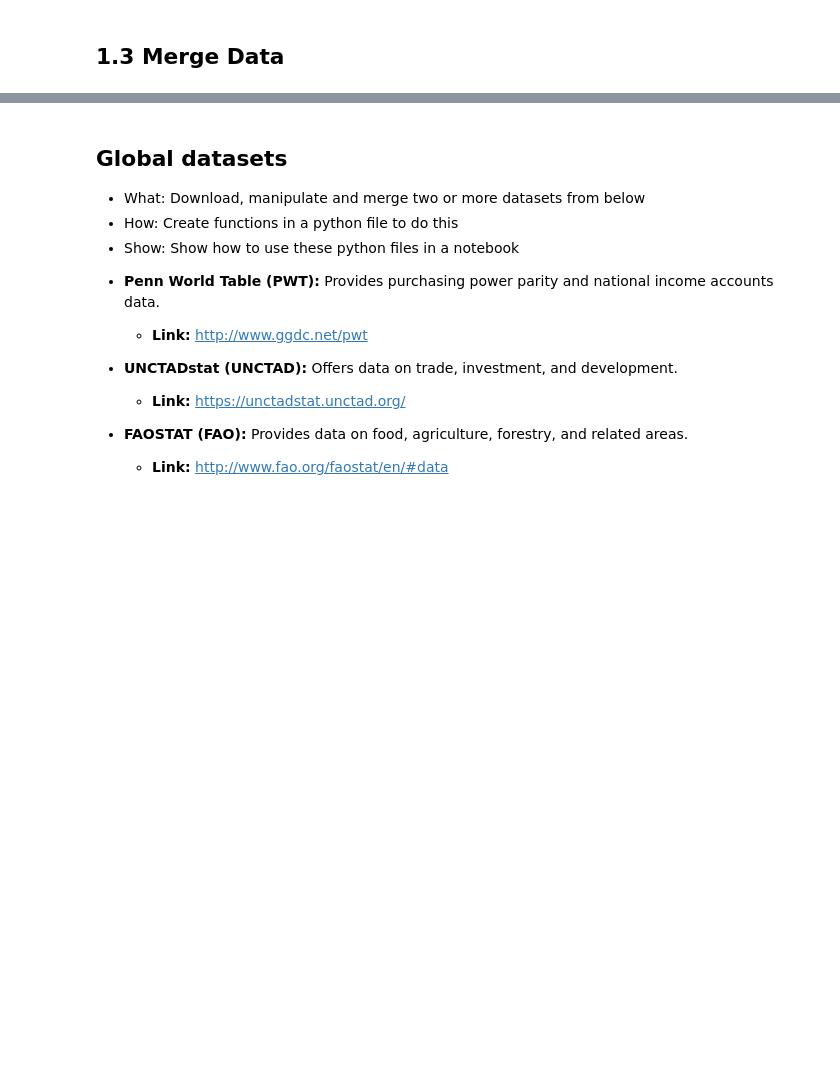
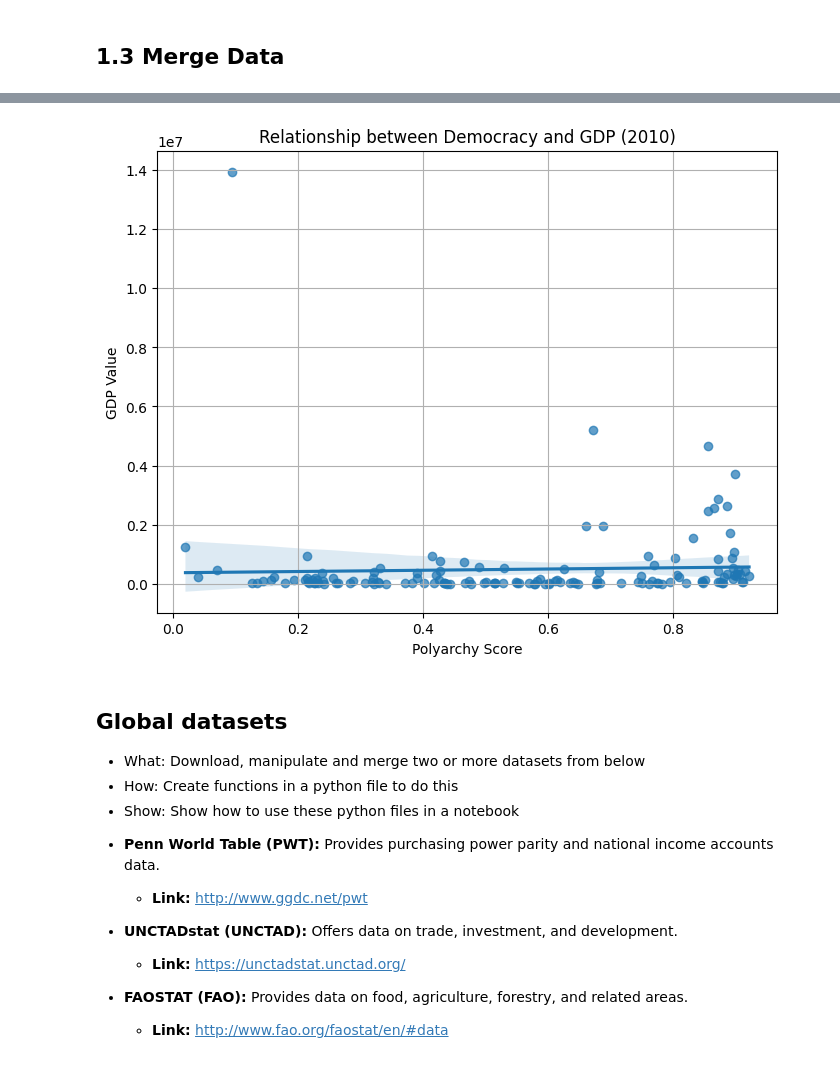
Before and after one commit to Data-Science-Public-Policy/graspp_2025_spring, a Jupyter notebook: notebooks/assignment_individual/HW1/HW1_IqtyiderWanonno.ipynb, the cells around one changed output, grey strips where cells are left out. Cells and saved outputs as stored; diff of their text form; code cells hidden in the pictures; blank space fills up the shorter version.

```diff
--- a/notebooks/assignment_individual/HW1/HW1_IqtyiderWanonno.ipynb
+++ b/notebooks/assignment_individual/HW1/HW1_IqtyiderWanonno.ipynb
@@ -15,2 +101,25 @@ More details here: reports/assignments/milestone_1/extracredit_explainer.md
 # %% [markdown]
 ## 1.3 Merge Data
+# %%
+# Convert 'year' in dfGDP_long to integer (because dfDEMO's year is probably int type)
+dfGDP_long['year'] = dfGDP_long['year'].astype(int)
+
+# Merge
+df_merged = pd.merge(dfDEMO, dfGDP_long, how='left',
+                     left_on=['country_name', 'year'], right_on=['Country', 'year'])
+
+# Check result
+print(df_merged.head())
+
+# Drop duplicate columns after merge
+df_merged = df_merged.drop(columns=['Country'])
+
+# Rename columns to more intuitive names
+df_merged = df_merged.rename(columns={
+    'country_name': 'Country',
+    'year': 'Year',
+    'v2x_regime': 'Regime Type Score',
+    'v2x_polyarchy': 'Polyarchy Score',
+    'gdp_value': 'GDP Value'})
+
+print(df_merged.head())
@@ -16,0 +139,20 @@ More details here: reports/assignments/milestone_1/extracredit_explainer.md
+# %%
+#Visualizing the Data
+import sys
+!{sys.executable} -m pip install seaborn
+
+import seaborn as sns
+import matplotlib.pyplot as plt  # <-- Don't forget this line!
+
+# Filter for 2010
+df_2010 = df_merged[df_merged['Year'] == 2010]
+
+# Regression plot
+plt.figure(figsize=(8,6))
+sns.regplot(x='Polyarchy Score', y='GDP Value', data=df_2010, scatter_kws={'alpha':0.7})
+plt.title('Relationship between Democracy and GDP (2010)')
+plt.xlabel('Polyarchy Score')
+plt.ylabel('GDP Value')
+plt.grid(True)
+plt.show()
+# %% [output]
@@ -17,3 +177,4 @@ More details here: reports/assignments/milestone_1/extracredit_explainer.md
+[figure, added]
 # %% [markdown]
 ## Global datasets
 
```
Also changed, not shown: parts of 5 cells of this notebook.
